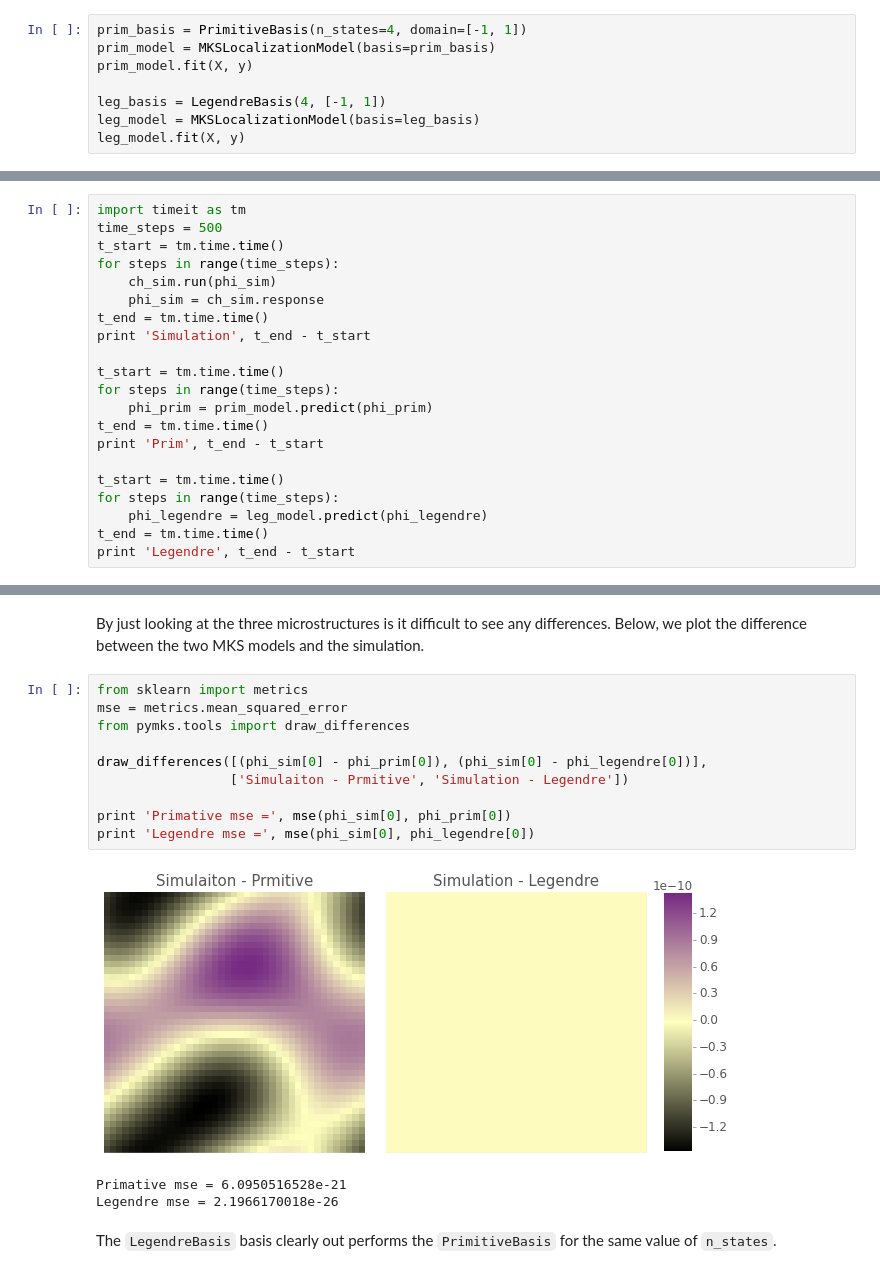
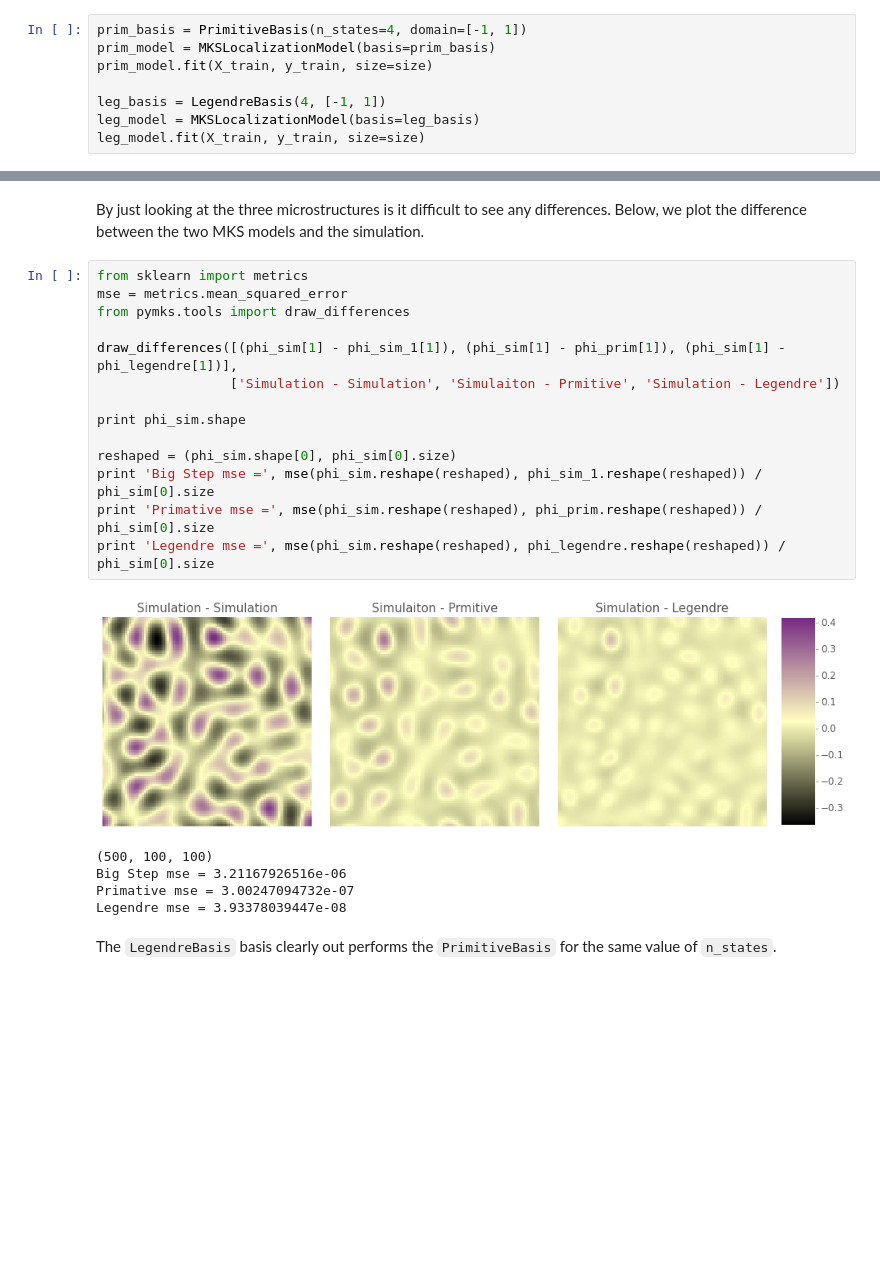
Before and after one commit to davidbrough1/pymks, a Jupyter notebook: notebooks/cahn_hilliard_Legendre.ipynb, the cells around one changed output, grey strips where cells are left out. Cells and saved outputs as stored; diff of their text form; blank space fills up the shorter version.

```diff
--- a/notebooks/cahn_hilliard_Legendre.ipynb
+++ b/notebooks/cahn_hilliard_Legendre.ipynb
@@ -114,11 +143,11 @@ As you can see the `LegendreBasis` converges faster than the `PrimitiveBasis`. I
 # %%
 prim_basis = PrimitiveBasis(n_states=4, domain=[-1, 1])
 prim_model = MKSLocalizationModel(basis=prim_basis)
-prim_model.fit(X, y)
+prim_model.fit(X_train, y_train, size=size)
 
 leg_basis = LegendreBasis(4, [-1, 1])
 leg_model = MKSLocalizationModel(basis=leg_basis)
-leg_model.fit(X, y)
+leg_model.fit(X_train, y_train, size=size)
 # %% [markdown]
 Now let's look at the influence coefficients for both bases.
 
@@ -159,23 +207,2 @@ draw_concentrations([phi0[0]], ['Initial Concentration'])
 # %% [markdown]
 In order to move forward in time, we need to feed the concentration back into the Cahn-Hilliard simulation and the MKS models.
-# %%
-import timeit as tm
-time_steps = 500
-t_start = tm.time.time()
-for steps in range(time_steps):
-    ch_sim.run(phi_sim)
-    phi_sim = ch_sim.response
-t_end = tm.time.time()
-print 'Simulation', t_end - t_start
-
-t_start = tm.time.time()
-for steps in range(time_steps):
-    phi_prim = prim_model.predict(phi_prim)
-t_end = tm.time.time()
-print 'Prim', t_end - t_start
-
-t_start = tm.time.time()
-for steps in range(time_steps):
-    phi_legendre = leg_model.predict(phi_legendre)
-t_end = tm.time.time()
-print 'Legendre', t_end - t_start
@@ -197,17 +281,23 @@ By just looking at the three microstructures is it difficult to see any differen
 # %%
 from sklearn import metrics
 mse = metrics.mean_squared_error
 from pymks.tools import draw_differences
 
-draw_differences([(phi_sim[0] - phi_prim[0]), (phi_sim[0] - phi_legendre[0])],
-                 ['Simulaiton - Prmitive', 'Simulation - Legendre'])
+draw_differences([(phi_sim[1] - phi_sim_1[1]), (phi_sim[1] - phi_prim[1]), (phi_sim[1] - phi_legendre[1])],
+                 ['Simulation - Simulation', 'Simulaiton - Prmitive', 'Simulation - Legendre'])
 
-print 'Primative mse =', mse(phi_sim[0], phi_prim[0])
-print 'Legendre mse =', mse(phi_sim[0], phi_legendre[0])
+print phi_sim.shape
+
+reshaped = (phi_sim.shape[0], phi_sim[0].size)
+print 'Big Step mse =', mse(phi_sim.reshape(reshaped), phi_sim_1.reshape(reshaped)) / phi_sim[0].size
+print 'Primative mse =', mse(phi_sim.reshape(reshaped), phi_prim.reshape(reshaped)) / phi_sim[0].size
+print 'Legendre mse =', mse(phi_sim.reshape(reshaped), phi_legendre.reshape(reshaped)) / phi_sim[0].size
 # %% [output]
-[figure, old version]
+[figure, new version]
-Primative mse = 6.0950516528e-21
-Legendre mse = 2.1966170018e-26
+(500, 100, 100)
+Big Step mse = 3.21167926516e-06
+Primative mse = 3.00247094732e-07
+Legendre mse = 3.93378039447e-08
 # %% [markdown]
 The `LegendreBasis` basis clearly out performs the `PrimitiveBasis` for the same value of `n_states`.
 # %% [markdown]
```
Also changed, not shown: parts of 31 cells of this notebook.
